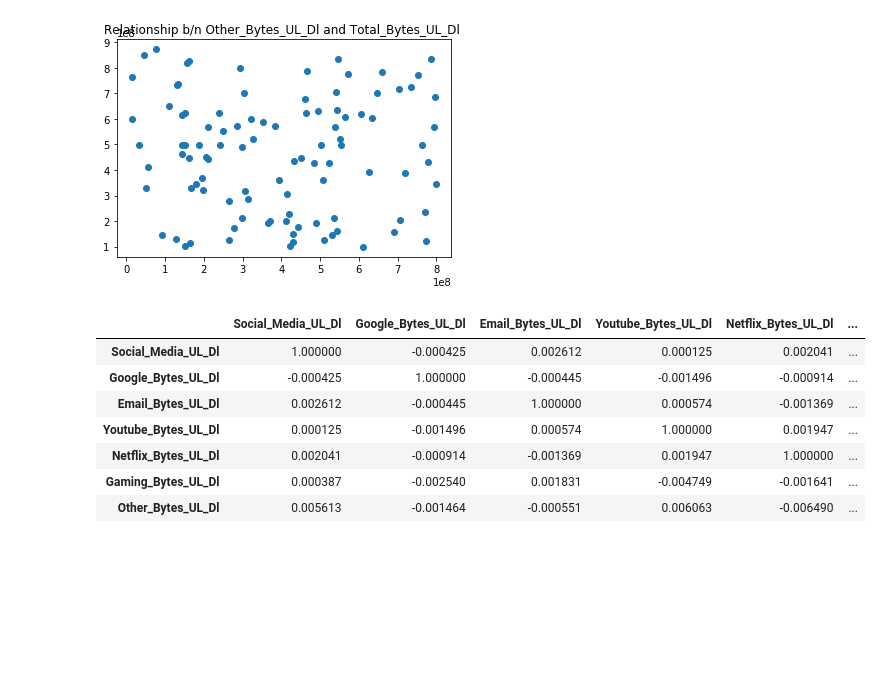
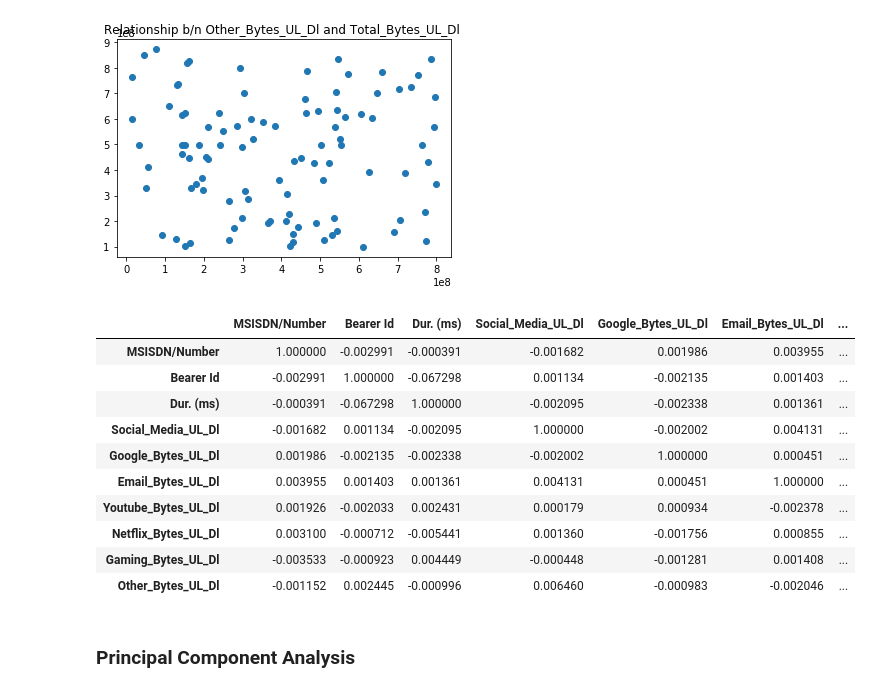
Before and after one commit to Haftom2323/10_Academy_Week1_Challenge, a Jupyter notebook: notebooks/data_cleaning and exploration.ipynb, the cells around one changed output. Saved outputs shown, nothing was run; the diff lists cells and outputs as text; code cells hidden in the pictures; blank space fills up the shorter version.

```diff
--- a/notebooks/data_cleaning and exploration.ipynb
+++ b/notebooks/data_cleaning and exploration.ipynb
@@ -562,13 +546,18 @@ bivariate_plot(df.head(100),'Other_Bytes_UL_Dl','Relationship b/n Other_Bytes_UL
 # %%
 df.drop(columns=['Total_Bytes_UL_Dl'], inplace=True)
 # %%
-new_df.corr()
+df.corr()
 # %% [output]
-|  | Social_Media_UL_Dl | Google_Bytes_UL_Dl | Email_Bytes_UL_Dl | Youtube_Bytes_UL_Dl | Netflix_Bytes_UL_Dl | ... |
-| Social_Media_UL_Dl | 1.000000 | -0.000425 | 0.002612 | 0.000125 | 0.002041 | ... |
-| Google_Bytes_UL_Dl | -0.000425 | 1.000000 | -0.000445 | -0.001496 | -0.000914 | ... |
-| Email_Bytes_UL_Dl | 0.002612 | -0.000445 | 1.000000 | 0.000574 | -0.001369 | ... |
-| Youtube_Bytes_UL_Dl | 0.000125 | -0.001496 | 0.000574 | 1.000000 | 0.001947 | ... |
-| Netflix_Bytes_UL_Dl | 0.002041 | -0.000914 | -0.001369 | 0.001947 | 1.000000 | ... |
-| Gaming_Bytes_UL_Dl | 0.000387 | -0.002540 | 0.001831 | -0.004749 | -0.001641 | ... |
-| Other_Bytes_UL_Dl | 0.005613 | -0.001464 | -0.000551 | 0.006063 | -0.006490 | ... |
+|  | MSISDN/Number | Bearer Id | Dur. (ms) | Social_Media_UL_Dl | Google_Bytes_UL_Dl | Email_Bytes_UL_Dl | ... |
+| MSISDN/Number | 1.000000 | -0.002991 | -0.000391 | -0.001682 | 0.001986 | 0.003955 | ... |
+| Bearer Id | -0.002991 | 1.000000 | -0.067298 | 0.001134 | -0.002135 | 0.001403 | ... |
+| Dur. (ms) | -0.000391 | -0.067298 | 1.000000 | -0.002095 | -0.002338 | 0.001361 | ... |
+| Social_Media_UL_Dl | -0.001682 | 0.001134 | -0.002095 | 1.000000 | -0.002002 | 0.004131 | ... |
+| Google_Bytes_UL_Dl | 0.001986 | -0.002135 | -0.002338 | -0.002002 | 1.000000 | 0.000451 | ... |
+| Email_Bytes_UL_Dl | 0.003955 | 0.001403 | 0.001361 | 0.004131 | 0.000451 | 1.000000 | ... |
+| Youtube_Bytes_UL_Dl | 0.001926 | -0.002033 | 0.002431 | 0.000179 | 0.000934 | -0.002378 | ... |
+| Netflix_Bytes_UL_Dl | 0.003100 | -0.000712 | -0.005441 | 0.001360 | -0.001756 | 0.000855 | ... |
+| Gaming_Bytes_UL_Dl | -0.003533 | -0.000923 | 0.004449 | -0.000448 | -0.001281 | 0.001408 | ... |
+| Other_Bytes_UL_Dl | -0.001152 | 0.002445 | -0.000996 | 0.006460 | -0.000983 | -0.002046 | ... |
+# %% [markdown]
+### Principal Component Analysis
```
Also changed, not shown: parts of 21 cells of this notebook.
